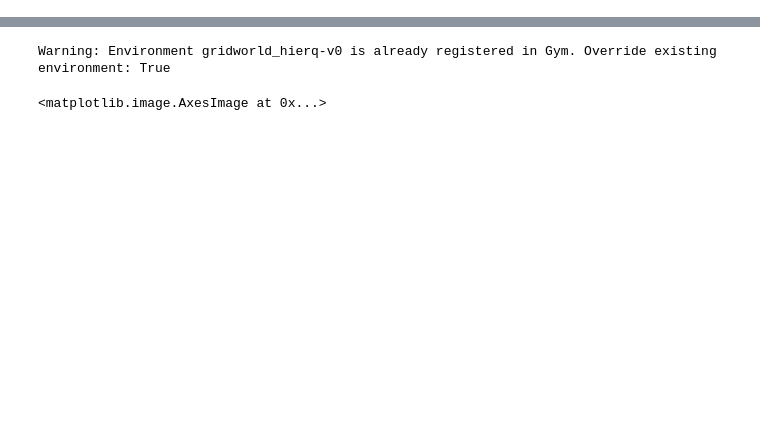
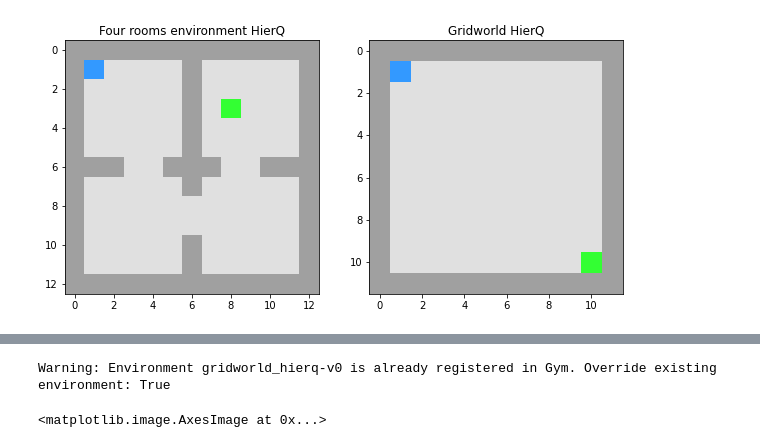
Before and after one commit to joeryjoery/Hierarchical-Muzero, a Jupyter notebook: notebooks/Tabular/HierarchicalPlanner.ipynb, the cells around one changed output, grey strips where cells are left out. Drawn from its saved outputs; the diff is of its cells as text; code cells hidden in the pictures; blank space fills up the shorter version.

Commit message:
26-April-2021 update. HierQ traces.

```diff
--- a/notebooks/Tabular/HierarchicalPlanner.ipynb
+++ b/notebooks/Tabular/HierarchicalPlanner.ipynb
@@ -0,0 +88,24 @@
+# %%
+# Instantiate the registered MazeLab environment as a Gym environment.
+four_rooms = gym.make(name_four_rooms)
+gridworld = gym.make(name_gridworld)
+
+# Illustrate the randomly generated maze.
+_ = four_rooms.reset(), gridworld.reset()
+
+img_a, img_b = four_rooms.unwrapped.get_image(), gridworld.unwrapped.get_image()
+
+four_rooms.close()
+gridworld.close()
+
+f, axarr = plt.subplots(1, 2, figsize=(10, 5))
+
+axarr[0].imshow(img_a)
+axarr[0].set_title("Four rooms environment HierQ")
+
+axarr[1].imshow(img_b)
+axarr[1].set_title("Gridworld HierQ")
+
+plt.show()
+# %% [output]
+[figure, added]
```
Also changed, not shown: parts of 47 cells of this notebook, 28 other files.
